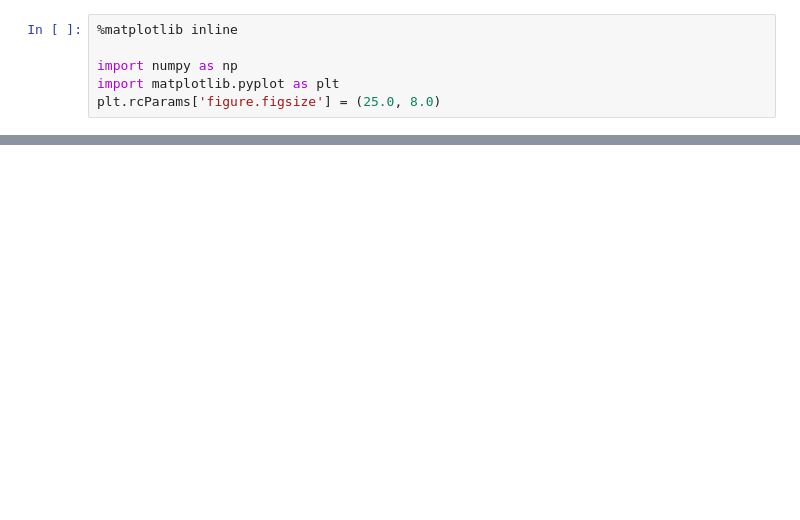
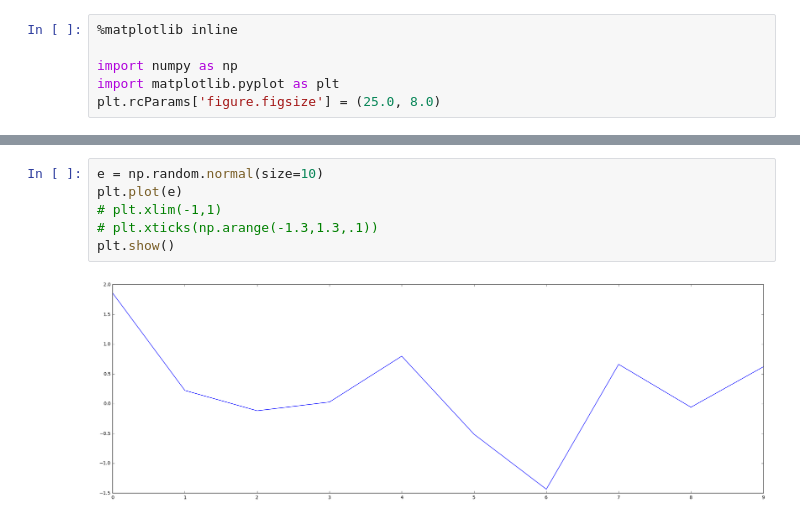
Before and after one commit to hfoffani/Behavioral-Cloning, a Jupyter notebook: dataset.ipynb, the cells around one changed output, grey strips where cells are left out. Saved outputs shown, nothing was run; the diff lists cells and outputs as text; blank space fills up the shorter version.

```diff
--- a/dataset.ipynb
+++ b/dataset.ipynb
@@ -42,0 +106,8 @@ np.unique(angles, return_counts=True)
+# %%
+e = np.random.normal(size=10)
+plt.plot(e)
+# plt.xlim(-1,1)
+# plt.xticks(np.arange(-1.3,1.3,.1))
+plt.show()
+# %% [output]
+[figure, added]
```
Also changed, not shown: parts of 8 cells of this notebook.
